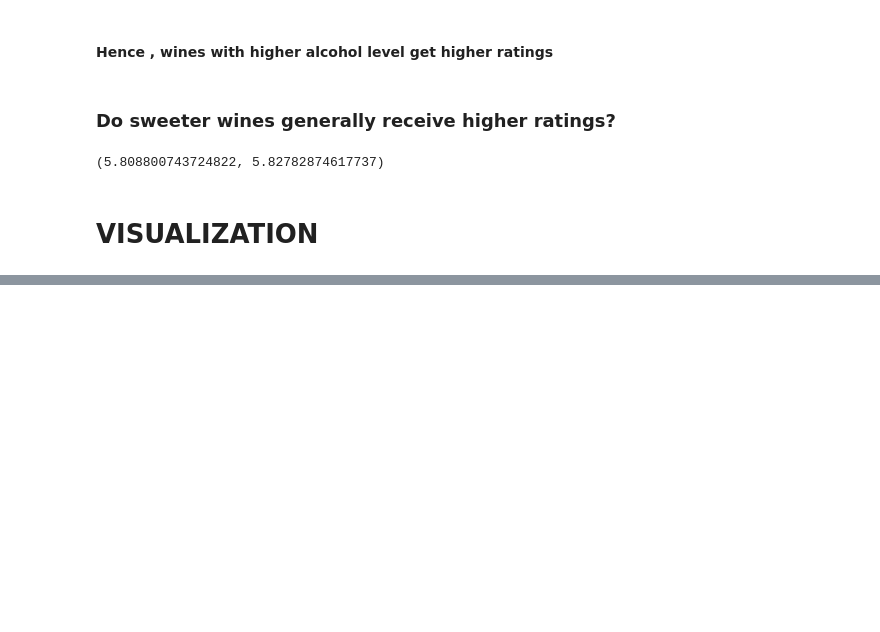
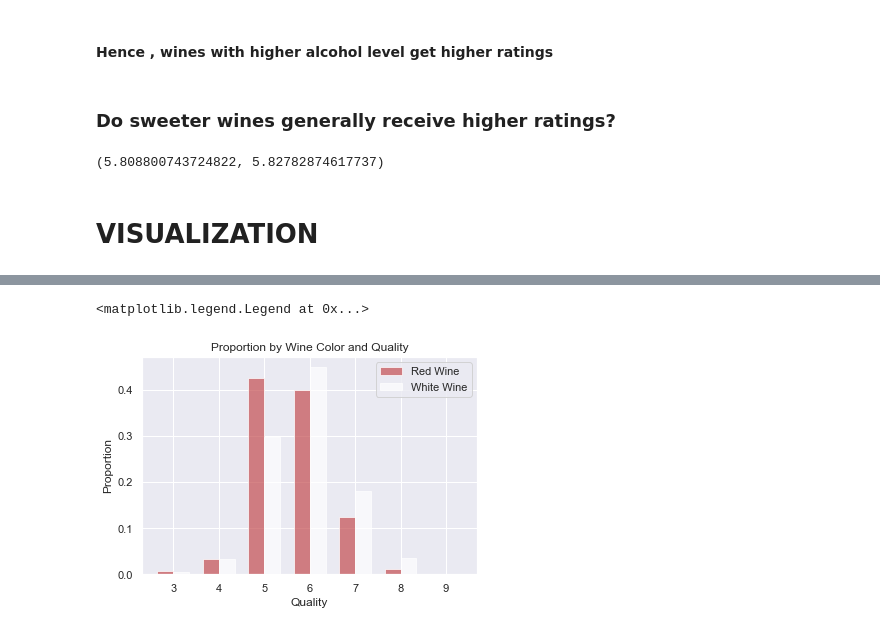
Before and after one commit to tejpalsingh1999/Red-White-Wine-Dataset-Analyses, a Jupyter notebook: Wine Data Analysis.ipynb, the cells around one changed output, grey strips where cells are left out. Drawn from its saved outputs; the diff is of its cells as text; code cells hidden in the pictures; blank space fills up the shorter version.

```diff
--- a/Wine Data Analysis.ipynb
+++ b/Wine Data Analysis.ipynb
@@ -331,0 +369,4 @@ Text(0, 0.5, 'QUALITY')
+# %%
+# get proportions by dividing red rating counts by total # of red samples
+red_proportions = color_counts['RED'] / color_totals['RED']
+red_proportions
@@ -331,0 +382,4 @@ Text(0, 0.5, 'QUALITY')
+# %%
+# get proportions by dividing white rating counts by total # of white samples
+white_proportions = color_counts['WHITE'] / color_totals['WHITE']
+white_proportions
@@ -331,0 +396,3 @@ Text(0, 0.5, 'QUALITY')
+# %%
+red_proportions['9'] = 0
+red_proportions
@@ -331,0 +409,21 @@ Text(0, 0.5, 'QUALITY')
+# %%
+ind = np.arange(len(red_proportions))  # the x locations for the groups
+width = 0.35       # the width of the bars
+# %%
+# plot bars
+red_bars = plt.bar(ind, red_proportions, width, color='r', alpha=.7, label='Red Wine')
+white_bars = plt.bar(ind + width, white_proportions, width, color='w', alpha=.7, label='White Wine')
+
+# title and labels
+plt.ylabel('Proportion')
+plt.xlabel('Quality')
+plt.title('Proportion by Wine Color and Quality')
+locations = ind + width / 2  # xtick locations
+labels = ['3', '4', '5', '6', '7', '8', '9']  # xtick labels
+plt.xticks(locations, labels)
+
+# legend
+plt.legend()
+# %% [output]
+<matplotlib.legend.Legend at 0x...>
+[figure, added]
```
Also changed, not shown: parts of 8 cells of this notebook.
